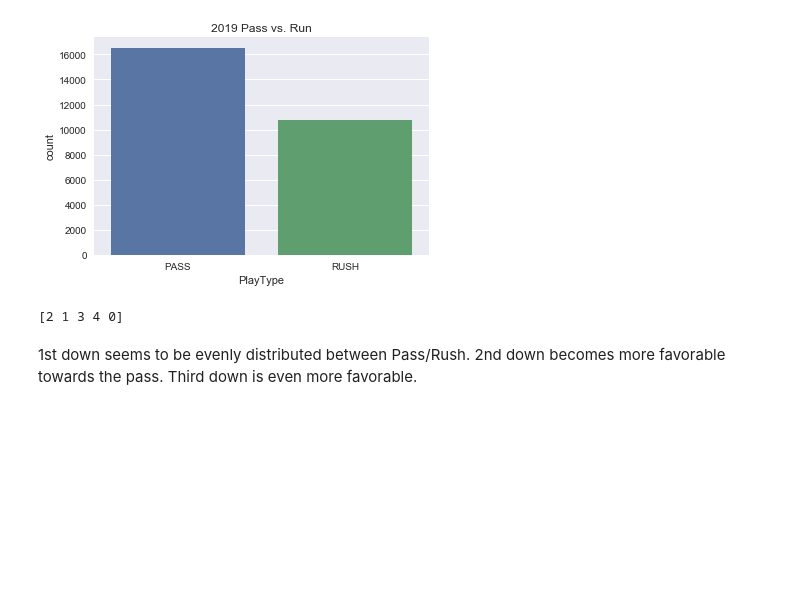
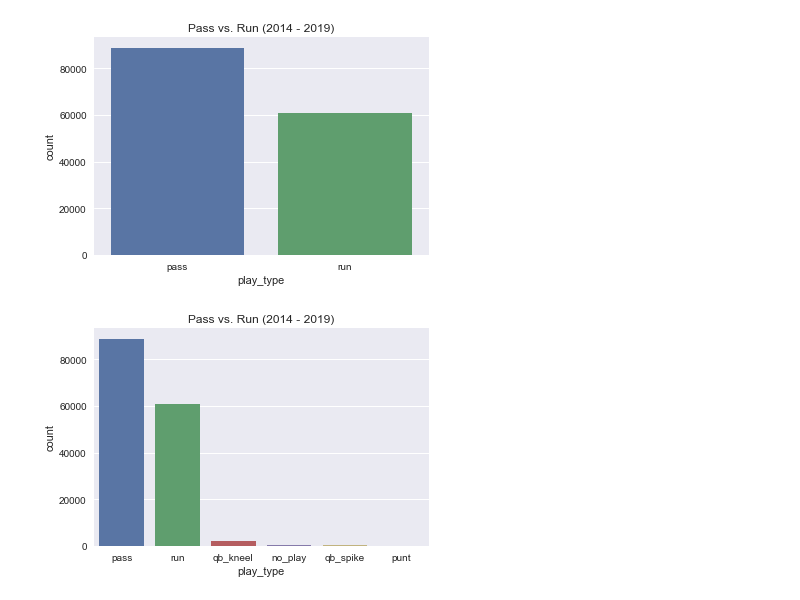
Before and after one commit to anhthyngo/nfl-predict, a Jupyter notebook: notebooks/eda-ant.ipynb, the cells around one changed output. Saved outputs shown, nothing was run; the diff lists cells and outputs as text; code cells hidden in the pictures; blank space fills up the shorter version.

```diff
--- a/notebooks/eda-ant.ipynb
+++ b/notebooks/eda-ant.ipynb
@@ -104,15 +38,17 @@ plt.show()
-# %%
-rp = data[(data['PlayType'] == 'RUSH') | (data['PlayType'] == 'PASS')]
-sns.countplot(rp['PlayType'])
-plt.title("2019 Pass vs. Run")
-plt.show()
-# %% [output]
-[figure, removed]
-# %%
-print(rp['Down'].unique())
-## remove down 0, which is basically extra points, etc.
-rp = rp[rp['Down'] != 0]
-# %% [output]
-[2 1 3 4 0]
-# %% [markdown]
-1st down seems to be evenly distributed between Pass/Rush. 2nd down becomes more favorable towards the pass. Third down is even more favorable.
+# %%
+## We will subset data to only pass + run
+rp = merged[(merged['play_type'] == 'run') | (merged['play_type'] == 'pass')]
+sns.countplot(rp['play_type'])
+plt.title("Pass vs. Run (2014 - 2019)")
+plt.show()
+# %% [output]
+[figure, added]
+# %%
+## qb kneels, no plays, qb spikes, punts included
+## we will predict rush_attempt/pass_attempt
+rp = merged[(merged['rush_attempt'] == 1) | (merged['pass_attempt'] == 1)]
+sns.countplot(rp['play_type'])
+plt.title("Pass vs. Run (2014 - 2019)")
+plt.show()
+# %% [output]
+[figure, added]
```
Also changed, not shown: parts of 23 cells of this notebook.
